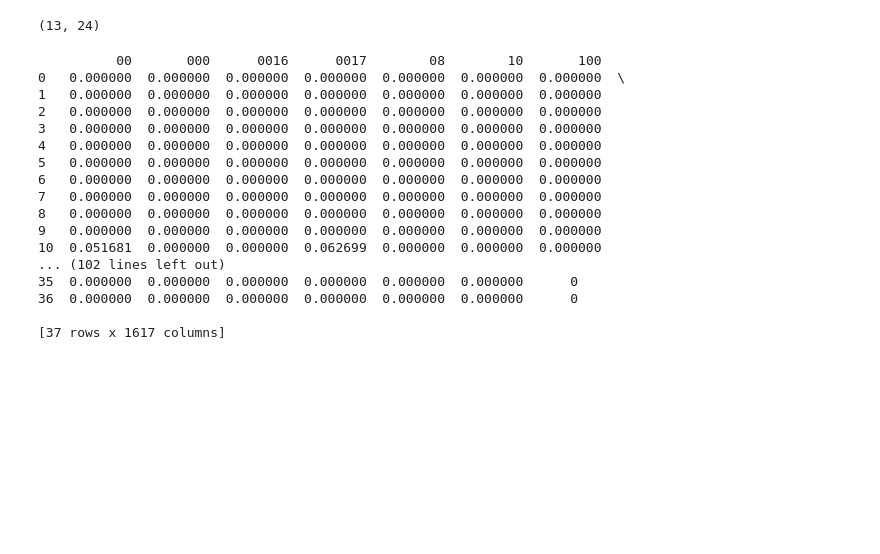
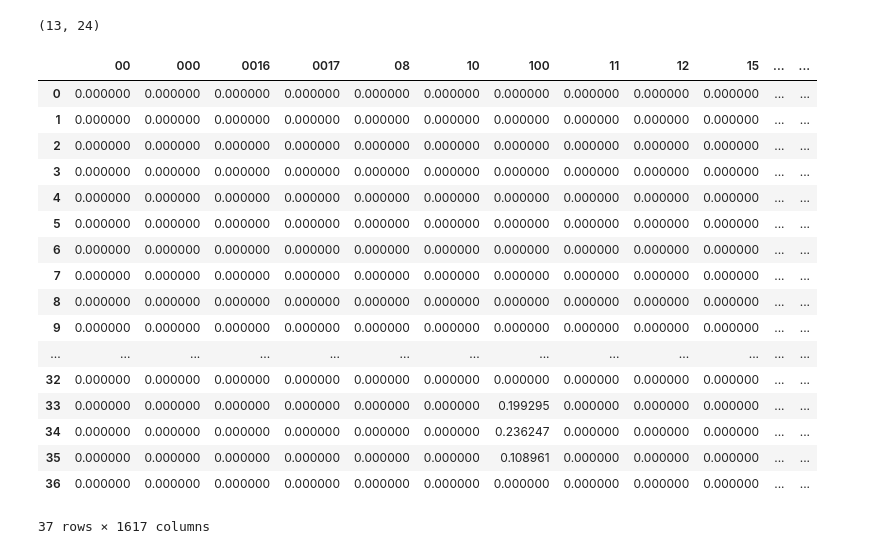
Before and after one commit to wojciechkosiuk/mISIe-SupervisionHack2023, a Jupyter notebook: bag_of_words.ipynb, the cells around one changed output. Cells and saved outputs as stored; diff of their text form; code cells hidden in the pictures; blank space fills up the shorter version.

Commit message:
added creeate_tfidf function

```diff
--- a/bag_of_words.ipynb
+++ b/bag_of_words.ipynb
@@ -30,6 +30,21 @@ def preprocess_text(filepath, stopwords, stemmer, posting_delimiter='********'):
         opisy_po_stemmingu.append([stemmer.stem(word.lower()) for word in opis.split()])
 
     return opisy_po_stemmingu
+
+
+def create_tfidf(opisy_ofert, etykiety):
+
+    vectorizer = TfidfVectorizer()
+    cechy_tfidf = vectorizer.fit_transform(opisy_ofert)
+
+    tfidf = cechy_tfidf.toarray()
+    cechy_df = pd.DataFrame(tfidf, columns=vectorizer.get_feature_names_out())
+
+    # Dodawanie etykiet
+    cechy_df['label'] = etykiety
+
+    # Wyświetlanie ramki danych
+    return cechy_df
 # %%
 with open('data\stop_words_polish.txt', encoding="utf-8") as f:
     stopwords = f.readlines()
@@ -80,41 +95,27 @@ len(opisy_pozytywne_full), len(opisy_negatywne_full)
 # %%
 from sklearn.feature_extraction.text import CountVectorizer
 import pandas as pd
 
 etykiety = [1] * len(opisy_pozytywne_full) + [0] * len(opisy_negatywne_full)
 opisy_ofert = opisy_pozytywne_full + opisy_negatywne_full
-# Tworzenie wektora cech
-# vectorizer = CountVectorizer()
-# cechy = vectorizer.fit_transform(opisy_ofert)
-# Konwersja wektora cech do ramki danych
-#cechy_df = pd.DataFrame(cechy.toarray(), columns=vectorizer.get_feature_names_out())
 
-vectorizer = TfidfVectorizer()
-cechy_tfidf = vectorizer.fit_transform(opisy_ofert)
-
-tfidf = cechy_tfidf.toarray()
-cechy_df = pd.DataFrame(tfidf, columns=vectorizer.get_feature_names_out())
-
-# Dodawanie etykiet
-cechy_df['label'] = etykiety
-
-# Wyświetlanie ramki danych
-print(cechy_df)
+create_tfidf(opisy_ofert, etykiety)
 # %% [output]
+|  | 00 | 000 | 0016 | 0017 | 08 | 10 | 100 | 11 | 12 | 15 | ... | ... |
+| 0 | 0.000000 | 0.000000 | 0.000000 | 0.000000 | 0.000000 | 0.000000 | 0.000000 | 0.000000 | 0.000000 | 0.000000 | ... | ... |
+| 1 | 0.000000 | 0.000000 | 0.000000 | 0.000000 | 0.000000 | 0.000000 | 0.000000 | 0.000000 | 0.000000 | 0.000000 | ... | ... |
+| 2 | 0.000000 | 0.000000 | 0.000000 | 0.000000 | 0.000000 | 0.000000 | 0.000000 | 0.000000 | 0.000000 | 0.000000 | ... | ... |
+| 3 | 0.000000 | 0.000000 | 0.000000 | 0.000000 | 0.000000 | 0.000000 | 0.000000 | 0.000000 | 0.000000 | 0.000000 | ... | ... |
+| 4 | 0.000000 | 0.000000 | 0.000000 | 0.000000 | 0.000000 | 0.000000 | 0.000000 | 0.000000 | 0.000000 | 0.000000 | ... | ... |
+| 5 | 0.000000 | 0.000000 | 0.000000 | 0.000000 | 0.000000 | 0.000000 | 0.000000 | 0.000000 | 0.000000 | 0.000000 | ... | ... |
+| 6 | 0.000000 | 0.000000 | 0.000000 | 0.000000 | 0.000000 | 0.000000 | 0.000000 | 0.000000 | 0.000000 | 0.000000 | ... | ... |
+| 7 | 0.000000 | 0.000000 | 0.000000 | 0.000000 | 0.000000 | 0.000000 | 0.000000 | 0.000000 | 0.000000 | 0.000000 | ... | ... |
+| 8 | 0.000000 | 0.000000 | 0.000000 | 0.000000 | 0.000000 | 0.000000 | 0.000000 | 0.000000 | 0.000000 | 0.000000 | ... | ... |
+| 9 | 0.000000 | 0.000000 | 0.000000 | 0.000000 | 0.000000 | 0.000000 | 0.000000 | 0.000000 | 0.000000 | 0.000000 | ... | ... |
+| ... | ... | ... | ... | ... | ... | ... | ... | ... | ... | ... | ... | ... |
+| 32 | 0.000000 | 0.000000 | 0.000000 | 0.000000 | 0.000000 | 0.000000 | 0.000000 | 0.000000 | 0.000000 | 0.000000 | ... | ... |
+| 33 | 0.000000 | 0.000000 | 0.000000 | 0.000000 | 0.000000 | 0.000000 | 0.199295 | 0.000000 | 0.000000 | 0.000000 | ... | ... |
+| 34 | 0.000000 | 0.000000 | 0.000000 | 0.000000 | 0.000000 | 0.000000 | 0.236247 | 0.000000 | 0.000000 | 0.000000 | ... | ... |
+| 35 | 0.000000 | 0.000000 | 0.000000 | 0.000000 | 0.000000 | 0.000000 | 0.108961 | 0.000000 | 0.000000 | 0.000000 | ... | ... |
+| 36 | 0.000000 | 0.000000 | 0.000000 | 0.000000 | 0.000000 | 0.000000 | 0.000000 | 0.000000 | 0.000000 | 0.000000 | ... | ... |
-          00       000      0016      0017        08        10       100
-0   0.000000  0.000000  0.000000  0.000000  0.000000  0.000000  0.000000  \
-1   0.000000  0.000000  0.000000  0.000000  0.000000  0.000000  0.000000
-2   0.000000  0.000000  0.000000  0.000000  0.000000  0.000000  0.000000
-3   0.000000  0.000000  0.000000  0.000000  0.000000  0.000000  0.000000
-4   0.000000  0.000000  0.000000  0.000000  0.000000  0.000000  0.000000
-5   0.000000  0.000000  0.000000  0.000000  0.000000  0.000000  0.000000
-6   0.000000  0.000000  0.000000  0.000000  0.000000  0.000000  0.000000
-7   0.000000  0.000000  0.000000  0.000000  0.000000  0.000000  0.000000
-8   0.000000  0.000000  0.000000  0.000000  0.000000  0.000000  0.000000
-9   0.000000  0.000000  0.000000  0.000000  0.000000  0.000000  0.000000
-10  0.051681  0.000000  0.000000  0.062699  0.000000  0.000000  0.000000
-... (102 lines left out)
-35  0.000000  0.000000  0.000000  0.000000  0.000000  0.000000      0
-36  0.000000  0.000000  0.000000  0.000000  0.000000  0.000000      0
-
-[37 rows x 1617 columns]
+37 rows × 1617 columns
```
Also changed, not shown: parts of 2 cells of this notebook.
